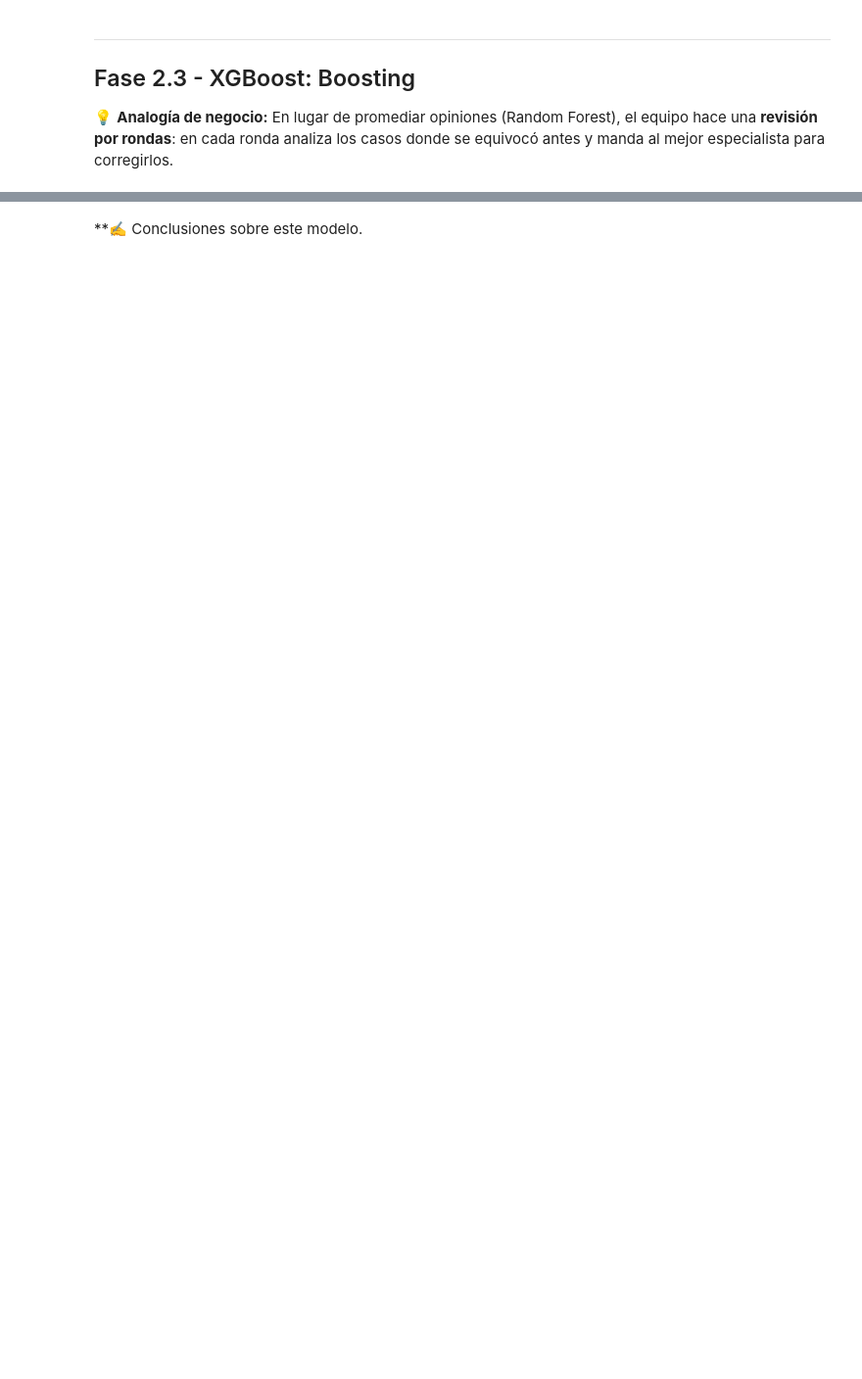
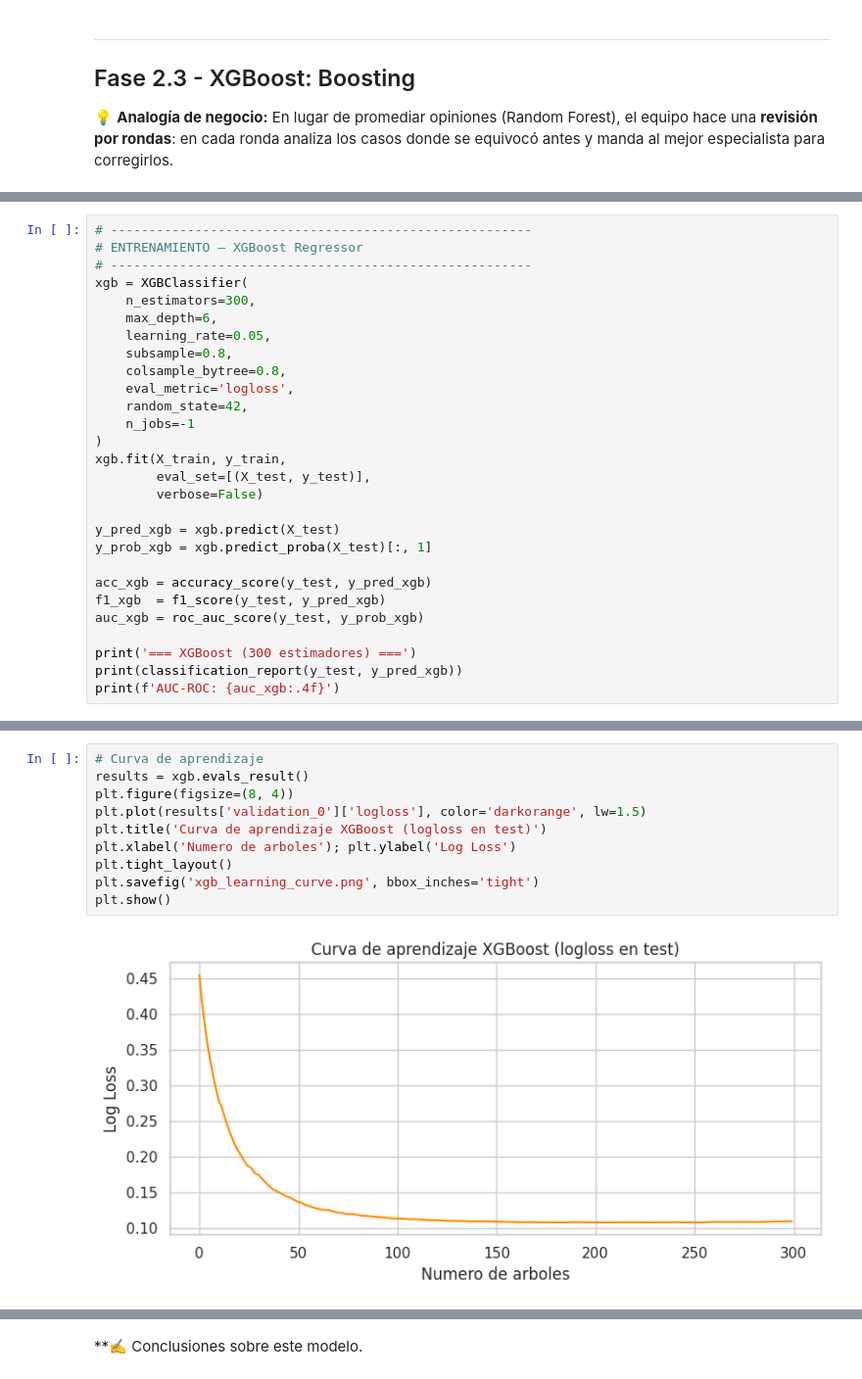
Before and after one commit to ignacastiguti/Repositorio, a Jupyter notebook: [00] - Workshops/Workshop_ML_PartTime.ipynb, the cells around one changed output, grey strips where cells are left out. Shown at 98% size. Cells and saved outputs as stored; diff of their text form; blank space fills up the shorter version.

```diff
--- a/[00] - Workshops/Workshop_ML_PartTime.ipynb
+++ b/[00] - Workshops/Workshop_ML_PartTime.ipynb
@@ -1027,0 +1168,28 @@ Empezamos con el modelo más sencillo. Un árbol de decisión individual nos ser
+# %%
+# -------------------------------------------------------
+# ENTRENAMIENTO — XGBoost Regressor
+# -------------------------------------------------------
+xgb = XGBClassifier(
+    n_estimators=300,
+    max_depth=6,
+    learning_rate=0.05,
+    subsample=0.8,
+    colsample_bytree=0.8,
+    eval_metric='logloss',
+    random_state=42,
+    n_jobs=-1
+)
+xgb.fit(X_train, y_train,
+        eval_set=[(X_test, y_test)],
+        verbose=False)
+
+y_pred_xgb = xgb.predict(X_test)
+y_prob_xgb = xgb.predict_proba(X_test)[:, 1]
+
+acc_xgb = accuracy_score(y_test, y_pred_xgb)
+f1_xgb  = f1_score(y_test, y_pred_xgb)
+auc_xgb = roc_auc_score(y_test, y_prob_xgb)
+
+print('=== XGBoost (300 estimadores) ===')
+print(classification_report(y_test, y_pred_xgb))
+print(f'AUC-ROC: {auc_xgb:.4f}')
@@ -1027,0 +1208,12 @@ Empezamos con el modelo más sencillo. Un árbol de decisión individual nos ser
+# %%
+# Curva de aprendizaje
+results = xgb.evals_result()
+plt.figure(figsize=(8, 4))
+plt.plot(results['validation_0']['logloss'], color='darkorange', lw=1.5)
+plt.title('Curva de aprendizaje XGBoost (logloss en test)')
+plt.xlabel('Numero de arboles'); plt.ylabel('Log Loss')
+plt.tight_layout()
+plt.savefig('xgb_learning_curve.png', bbox_inches='tight')
+plt.show()
+# %% [output]
+[figure, added]
```
Also changed, not shown: parts of 38 cells of this notebook.
